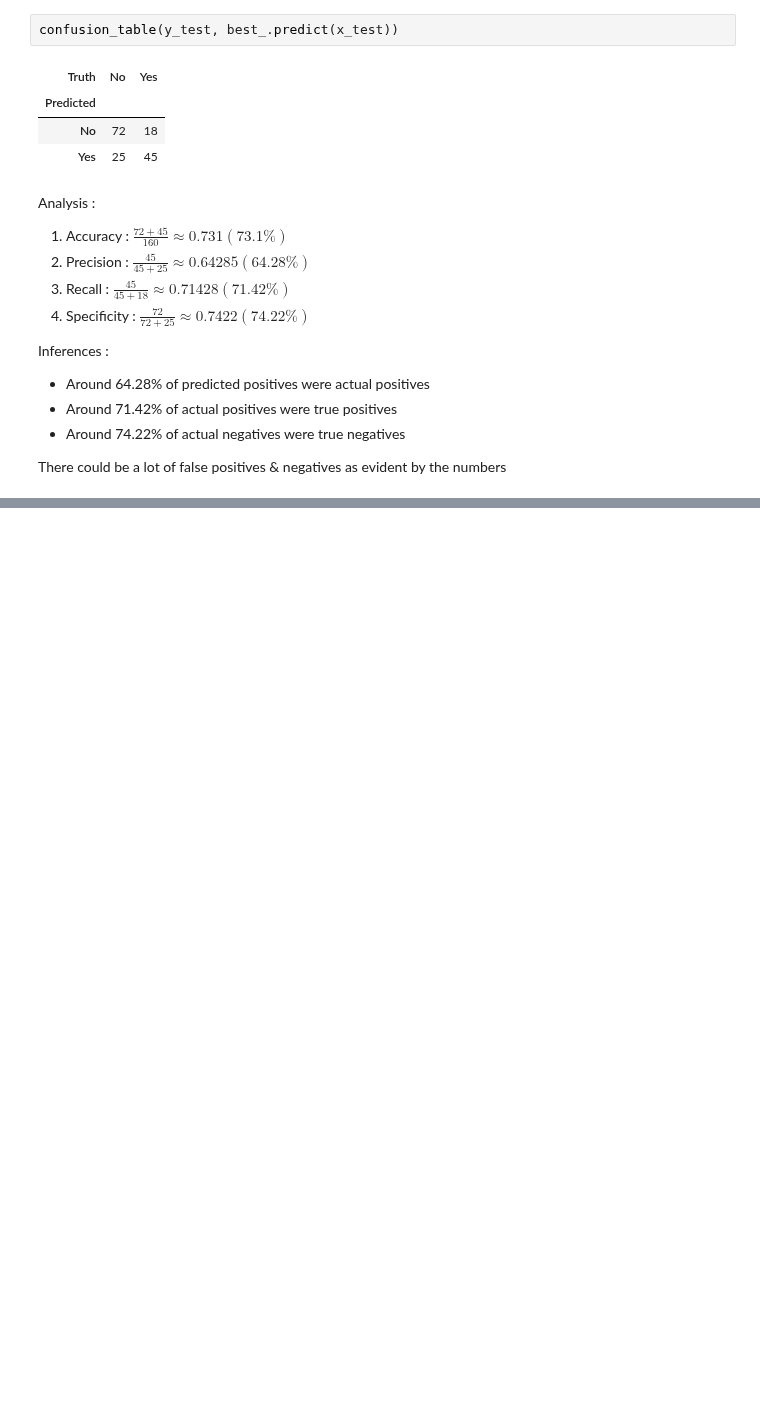
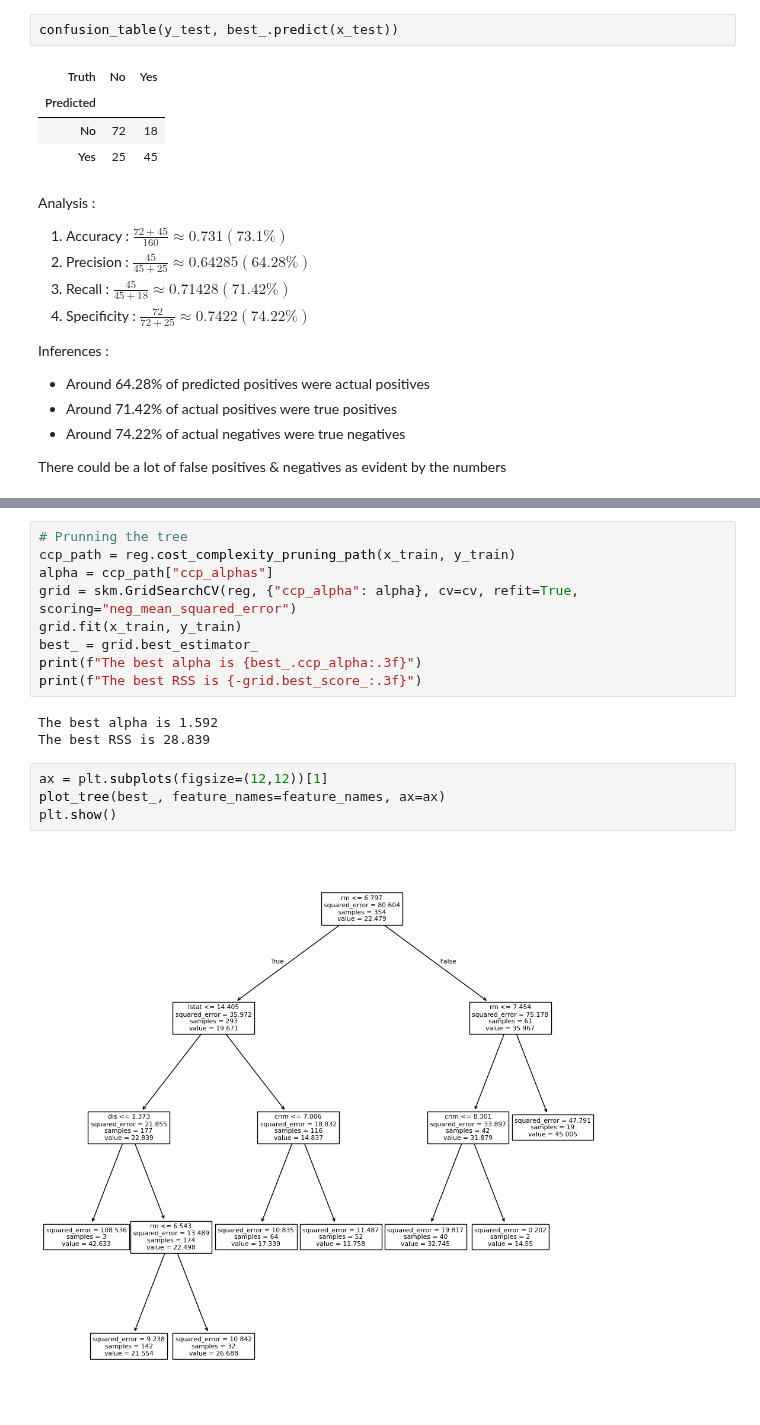
Before and after one commit to kkkamur07/ISL-Learning, a Jupyter notebook: Tree/tree-labs.ipynb, the cells around one changed output, grey strips where cells are left out. Saved outputs shown, nothing was run; the diff lists cells and outputs as text; blank space fills up the shorter version.

```diff
--- a/Tree/tree-labs.ipynb
+++ b/Tree/tree-labs.ipynb
@@ -174,0 +244,18 @@ There could be a lot of false positives & negatives as evident by the numbers
+# %%
+# Prunning the tree
+ccp_path = reg.cost_complexity_pruning_path(x_train, y_train)
+alpha = ccp_path["ccp_alphas"]
+grid = skm.GridSearchCV(reg, {"ccp_alpha": alpha}, cv=cv, refit=True, scoring="neg_mean_squared_error")
+grid.fit(x_train, y_train)
+best_ = grid.best_estimator_
+print(f"The best alpha is {best_.ccp_alpha:.3f}")
+print(f"The best RSS is {-grid.best_score_:.3f}")
+# %% [output]
+The best alpha is 1.592
+The best RSS is 28.839
+# %%
+ax = plt.subplots(figsize=(12,12))[1]
+plot_tree(best_, feature_names=feature_names, ax=ax)
+plt.show()
+# %% [output]
+[figure, added]
```
Also changed, not shown: parts of 21 cells of this notebook.
